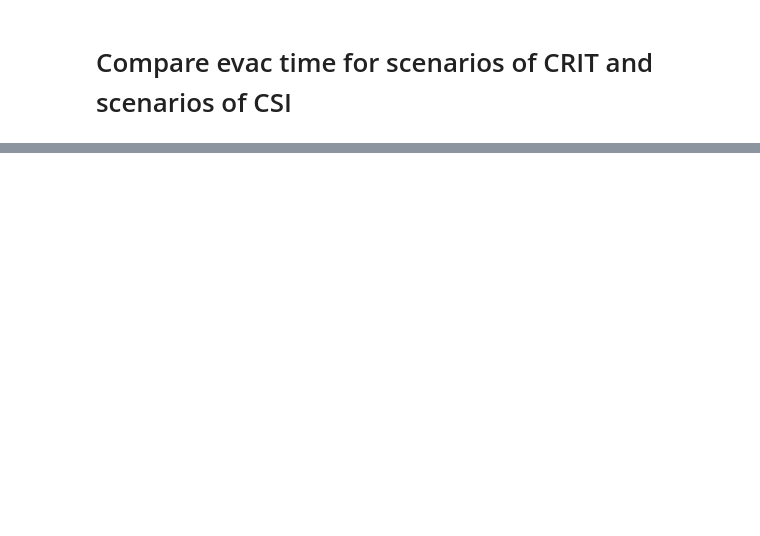
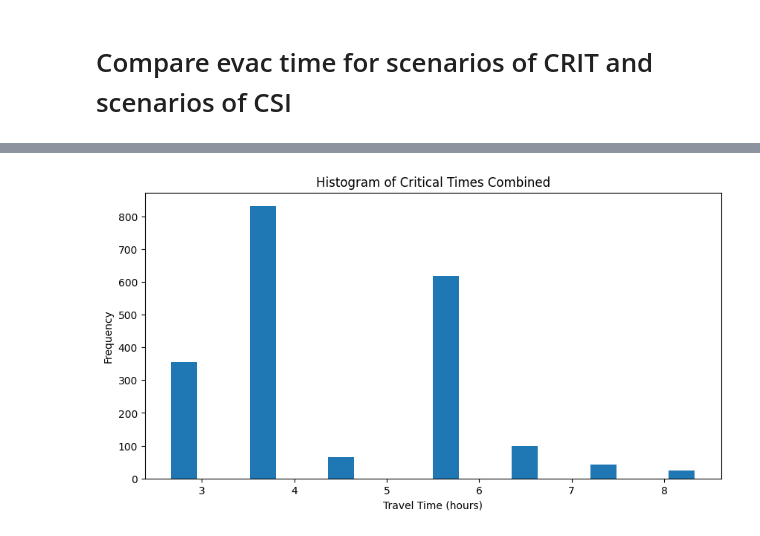
Before and after one commit to pfoytik/scenarioDiscovery, a Jupyter notebook: publication_surprise.ipynb, the cells around one changed output, grey strips where cells are left out. Cells and saved outputs as stored; diff of their text form; code cells hidden in the pictures; blank space fills up the shorter version.

```diff
--- a/publication_surprise.ipynb
+++ b/publication_surprise.ipynb
@@ -423,8 +359,0 @@ Total number of segments:  23248
-# %%
-### get a list of all the segment keys in ladris_potential_dict that have values less than 50
-low_potential_segments = []
-for i in ladris_potential_dict:
-    if ladris_potential_dict[i] < 400:
-        low_potential_segments.append(i)
-### print the number of segments in low_potential_segments
-print('Number of segments with potential less than 25: ', len(low_potential_segments))
@@ -538,7 +359,0 @@ NameError: name 'lp_evac' is not defined
-# %%
-intersect_pot_crit = []
-### print the potential of the segments in lp_evac that are less than 80
-for i in lp_evac:
-    if ladris_potential_dict[i] < 60:
-        print(i, ladris_potential_dict[i])
-        intersect_pot_crit.append(i)
@@ -1029,14 +643,0 @@ df.loc[tempIdx][list(crit_box[1].limits.index)]
-# %%
-for b in crit_box:
-    ### identify the index values of df where box.limits.index values are set to 1
-    scen_roads = list(b.limits.index)
-    ### convert scen_roads to integers
-    scen_roads = [i for i in scen_roads]
-    ### get the index values of df where 3 or more columns in scen_roads are 1
-    index_3plus = []
-    for i in range(len(df)):
-        if df.iloc[i][scen_roads].sum() >= 3:
-            print(i)
-            index_3plus.append(i)
-
-    print(len(index_3plus))
@@ -1123,0 +707,7 @@ with open('scenario_df.json', 'w') as json_file:
+# %%
+### get critical times for each crit_box
+criticalTimes = getCriticalTimes(df, crit_box)
+#print(criticalTimes)
+print("<><><><><><><><><><><><><><><><><>")
+csiTimes = getCriticalTimes(df, CSI_box)
+print(len(criticalTimes), len(csiTimes))
@@ -1123,0 +739,10 @@ with open('scenario_df.json', 'w') as json_file:
+# %%
+### create a histogram of the critical times combined
+plt.figure(figsize=(10, 5))
+plt.hist([item for sublist in criticalTimes.values() for item in sublist], bins=20)
+plt.xlabel('Travel Time (hours)')
+plt.ylabel('Frequency')
+plt.title('Histogram of Critical Times Combined')
+plt.show()
+# %% [output]
+[figure, added]
```
Also changed, not shown: parts of 45 cells of this notebook.
